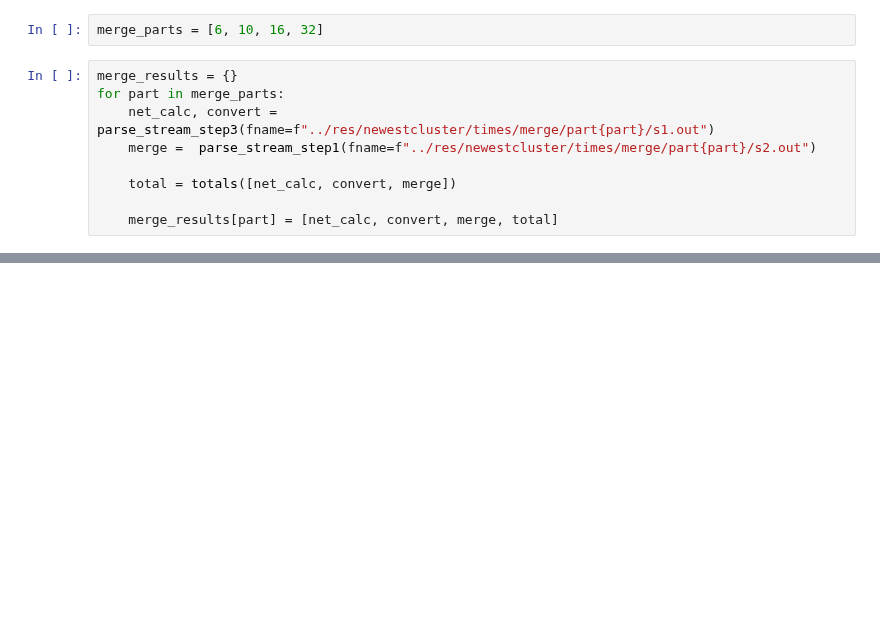
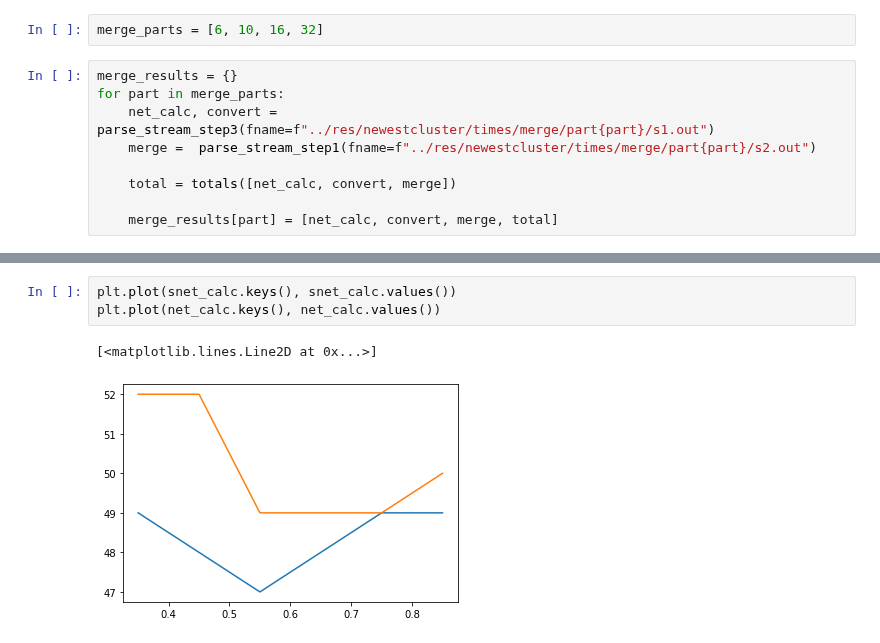
Before and after one commit to jrybicki-jsc/smms, a Jupyter notebook: graphla/times.ipynb, the cells around one changed output, grey strips where cells are left out. Cells and saved outputs as stored; diff of their text form; blank space fills up the shorter version.

```diff
--- a/graphla/times.ipynb
+++ b/graphla/times.ipynb
@@ -134,0 +138,6 @@ plot_merge_part(merge_results[6])
+# %%
+plt.plot(snet_calc.keys(), snet_calc.values())
+plt.plot(net_calc.keys(), net_calc.values())
+# %% [output]
+[<matplotlib.lines.Line2D at 0x...>]
+[figure, added]
```
Also changed, not shown: parts of 7 cells of this notebook, 1 other file.
